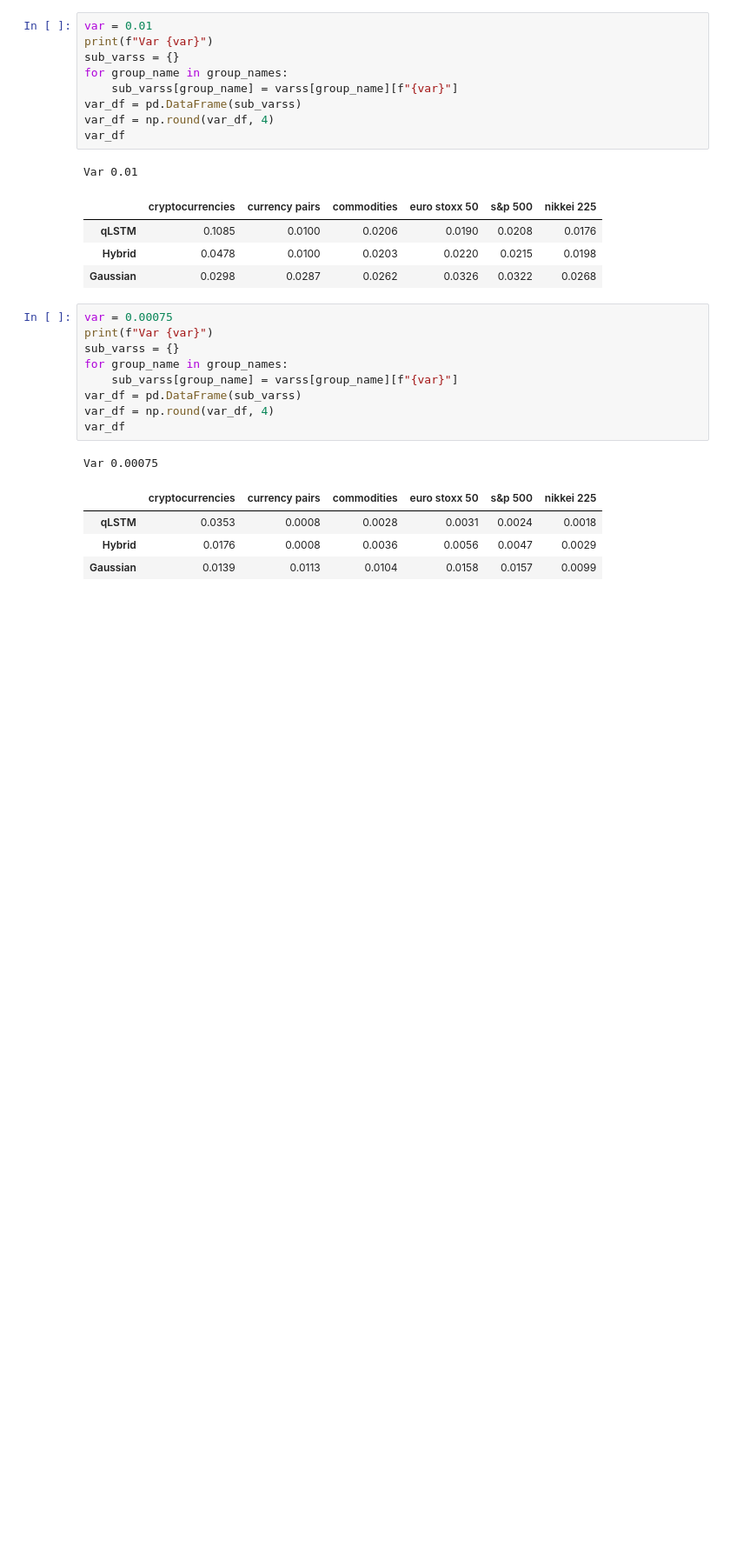
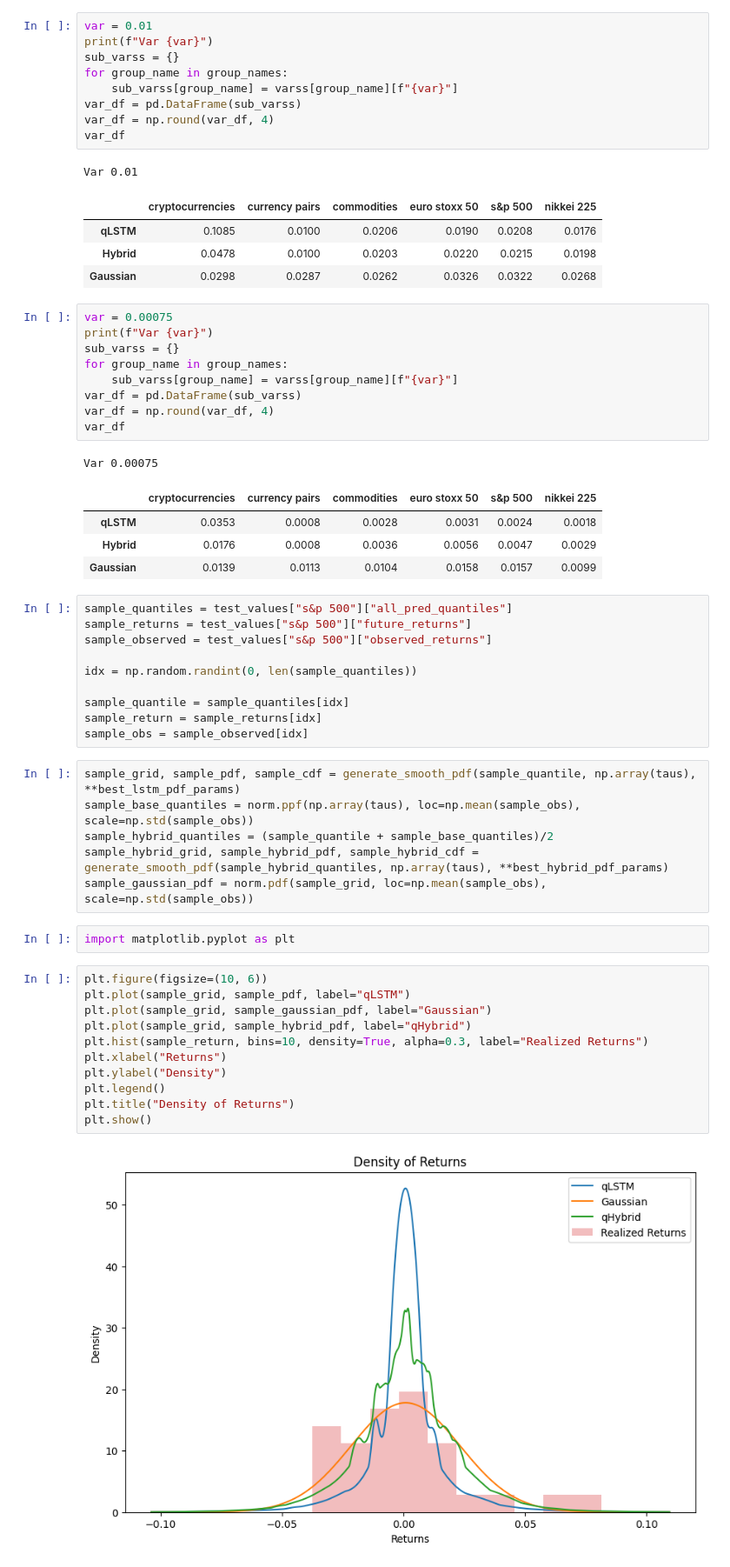
Before and after one commit to izzak98/dist-pred, a Jupyter notebook: results.ipynb, the cells around one changed output. Shown: that part at 87% size. Drawn from its saved outputs; the diff is of its cells as text; blank space fills up the shorter version.

```diff
--- a/results.ipynb
+++ b/results.ipynb
@@ -718,3 +703,34 @@ Var 0.00075
 | qLSTM | 0.0353 | 0.0008 | 0.0028 | 0.0031 | 0.0024 | 0.0018 |
 | Hybrid | 0.0176 | 0.0008 | 0.0036 | 0.0056 | 0.0047 | 0.0029 |
 | Gaussian | 0.0139 | 0.0113 | 0.0104 | 0.0158 | 0.0157 | 0.0099 |
+# %%
+sample_quantiles = test_values["s&p 500"]["all_pred_quantiles"]
+sample_returns = test_values["s&p 500"]["future_returns"]
+sample_observed = test_values["s&p 500"]["observed_returns"]
+
+idx = np.random.randint(0, len(sample_quantiles))
+
+sample_quantile = sample_quantiles[idx]
+sample_return = sample_returns[idx]
+sample_obs = sample_observed[idx]
+# %%
+sample_grid, sample_pdf, sample_cdf = generate_smooth_pdf(sample_quantile, np.array(taus), **best_lstm_pdf_params)
+sample_base_quantiles = norm.ppf(np.array(taus), loc=np.mean(sample_obs), scale=np.std(sample_obs))
+sample_hybrid_quantiles = (sample_quantile + sample_base_quantiles)/2
+sample_hybrid_grid, sample_hybrid_pdf, sample_hybrid_cdf = generate_smooth_pdf(sample_hybrid_quantiles, np.array(taus), **best_hybrid_pdf_params)
+sample_gaussian_pdf = norm.pdf(sample_grid, loc=np.mean(sample_obs), scale=np.std(sample_obs))
+# %%
+import matplotlib.pyplot as plt
+# %%
+plt.figure(figsize=(10, 6))
+plt.plot(sample_grid, sample_pdf, label="qLSTM")
+plt.plot(sample_grid, sample_gaussian_pdf, label="Gaussian")
+plt.plot(sample_grid, sample_hybrid_pdf, label="qHybrid")
+plt.hist(sample_return, bins=10, density=True, alpha=0.3, label="Realized Returns")
+plt.xlabel("Returns")
+plt.ylabel("Density")
+plt.legend()
+plt.title("Density of Returns")
+plt.show()
+# %% [output]
+[figure, added]
```
Also changed, not shown: parts of 3 cells of this notebook.
